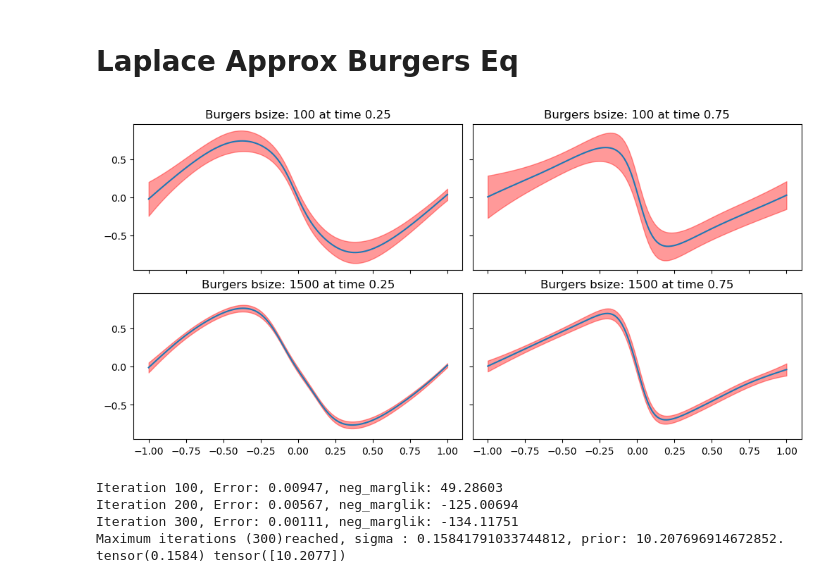
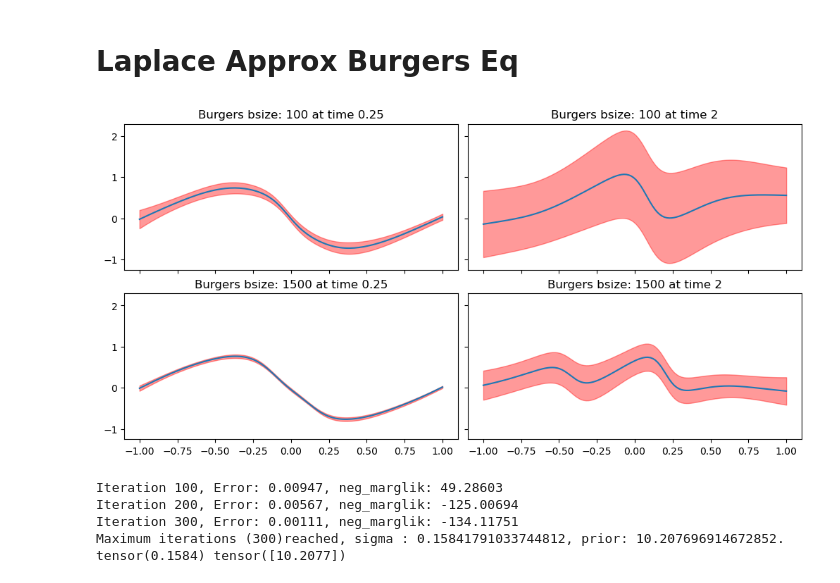
Before and after one commit to ChristianJzB/Projects, a Jupyter notebook: Deep_Solvers/Inverse_Problems/Laplace_Exp/laplace_testing.ipynb, the cells around one changed output. Cells and saved outputs as stored; diff of their text form; code cells hidden in the pictures.

```diff
--- a/Deep_Solvers/Inverse_Problems/Laplace_Exp/laplace_testing.ipynb
+++ b/Deep_Solvers/Inverse_Problems/Laplace_Exp/laplace_testing.ipynb
@@ -40,34 +40,34 @@ for i,bs in enumerate(batch_size):
 # %%
 fig, axs = plt.subplots(2,2,figsize = (10,5), layout='constrained', sharey=True, sharex=True)
 X = torch.linspace(-1, 1, 128)  # Spatial grid in X direction
 
 param_ =  (0.01/np.pi)
 batch_size = [100,1500]
 
 for i,bs in enumerate(batch_size):
 
     burgers_model = torch.load(f"./models/Burgers_MDNN_s{bs}.pth")
     burgers_model.eval()
 
     llp = torch.load(f"./models/burgers_lla_s{bs}.pth")
     llp.model.set_last_layer("output_layer")  # Re-register hooks
 
-    for j,dt in enumerate([0.25,0.75]):
+    for j,dt in enumerate([0.25,2]):
         data_test = torch.hstack((X.reshape(-1,1),dt*torch.ones_like(X.reshape(-1,1)),param_*torch.ones_like(X.reshape(-1,1)))).float()
 
         nn_pred = burgers_model.model(data_test)
 
         surg_mu, surg_sigma = llp(data_test)
 
         surg_mu = surg_mu[:,0].view(-1).detach().numpy()
 
         surg_sigma = surg_sigma[:, 0,0].sqrt().view(-1).detach().numpy()
 
         axs[i,j].plot(X, nn_pred.detach().numpy())
         axs[i,j].fill_between(X, surg_mu+surg_sigma,surg_mu-surg_sigma,alpha=0.4, color = "red",label = r"NN Uncertainty ($\sigma^{2})$")
         axs[i,j].set_title(f"Burgers bsize: {bs} at time {dt}")
 # %% [output]
-[figure, old version]
+[figure, new version]
 # %%
 llp = torch.load(f"./models/burgers_lla_s{100}.pth")
 llp.model.set_last_layer("output_layer")  # Re-register hooks
```
Also changed, not shown: parts of 3 cells of this notebook, 8 other files.
